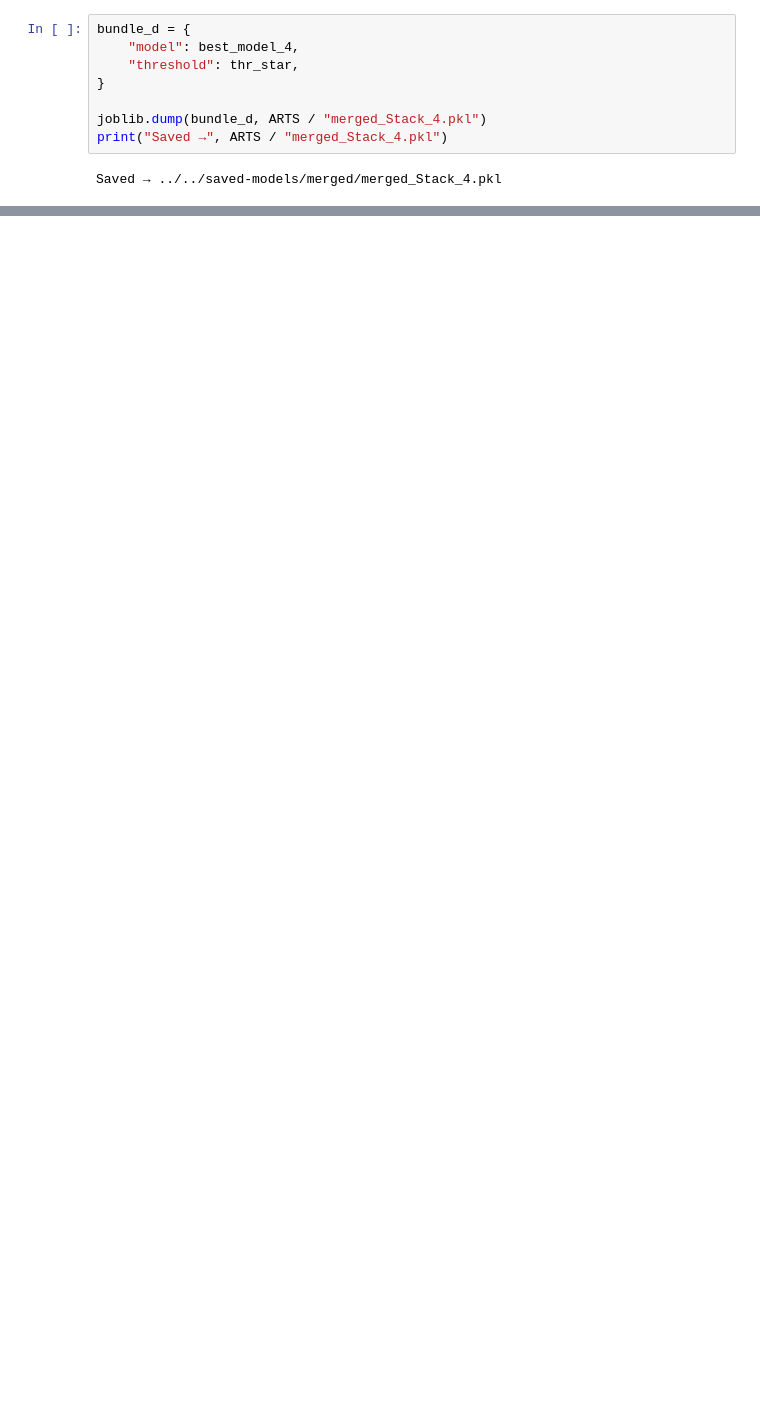
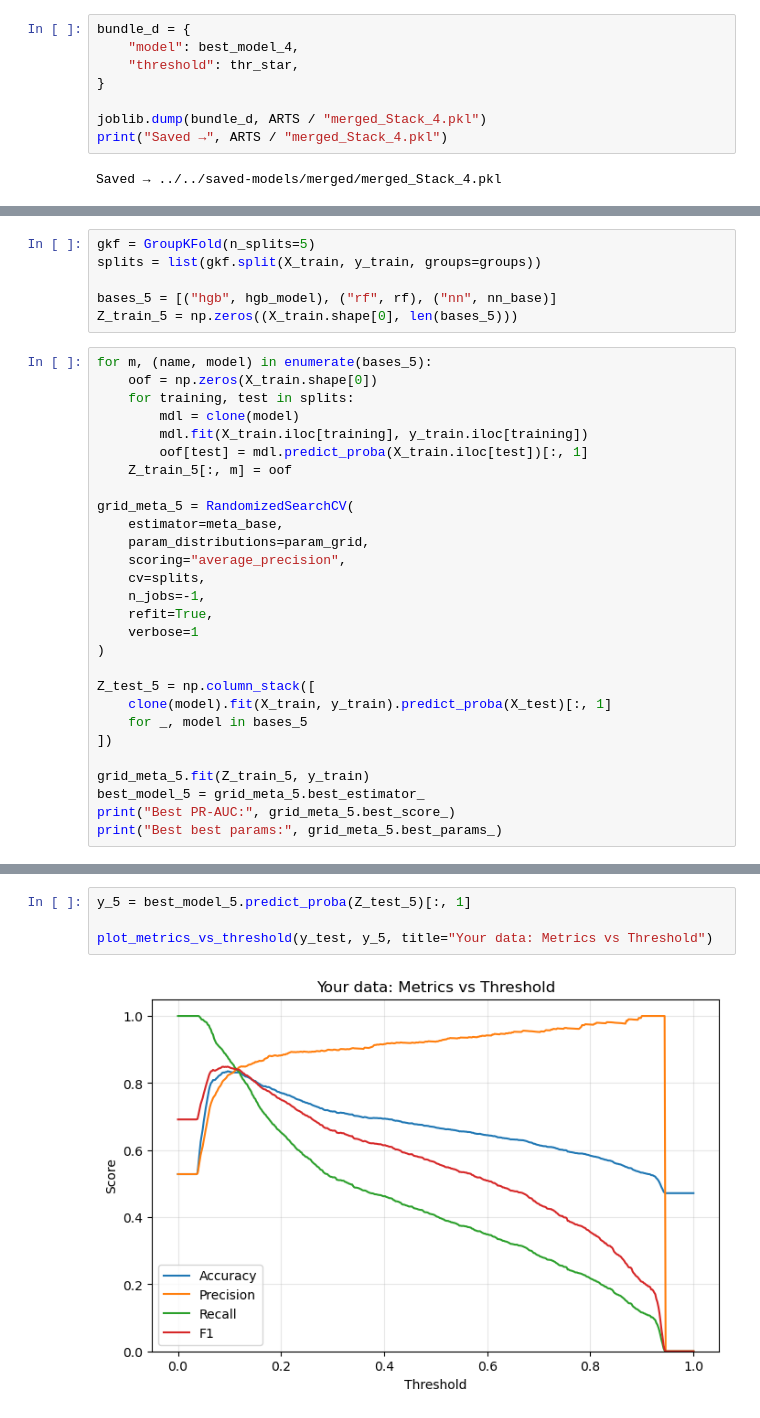
Before and after one commit to juiyloki/SpaceAppsExoplanets, a Jupyter notebook: src/backend/models/open-source/merged-Stack.ipynb, the cells around one changed output, grey strips where cells are left out. Saved outputs shown, nothing was run; the diff lists cells and outputs as text; blank space fills up the shorter version.

Commit message:
train a Stacking model with neural network

```diff
--- a/src/backend/models/open-source/merged-Stack.ipynb
+++ b/src/backend/models/open-source/merged-Stack.ipynb
@@ -423,0 +561,34 @@ Saved → ../../saved-models/merged/merged_Stack_4.pkl
+# %%
+gkf = GroupKFold(n_splits=5)
+splits = list(gkf.split(X_train, y_train, groups=groups))
+
+bases_5 = [("hgb", hgb_model), ("rf", rf), ("nn", nn_base)]
+Z_train_5 = np.zeros((X_train.shape[0], len(bases_5)))
+# %%
+for m, (name, model) in enumerate(bases_5):
+    oof = np.zeros(X_train.shape[0])
+    for training, test in splits:
+        mdl = clone(model)
+        mdl.fit(X_train.iloc[training], y_train.iloc[training])
+        oof[test] = mdl.predict_proba(X_train.iloc[test])[:, 1]
+    Z_train_5[:, m] = oof
+
+grid_meta_5 = RandomizedSearchCV(
+    estimator=meta_base,
+    param_distributions=param_grid,
+    scoring="average_precision",
+    cv=splits,
+    n_jobs=-1,
+    refit=True,
+    verbose=1
+)
+
+Z_test_5 = np.column_stack([
+    clone(model).fit(X_train, y_train).predict_proba(X_test)[:, 1]
+    for _, model in bases_5
+])
+
+grid_meta_5.fit(Z_train_5, y_train)
+best_model_5 = grid_meta_5.best_estimator_
+print("Best PR-AUC:", grid_meta_5.best_score_)
+print("Best best params:", grid_meta_5.best_params_)
@@ -423,0 +599,6 @@ Saved → ../../saved-models/merged/merged_Stack_4.pkl
+# %%
+y_5 = best_model_5.predict_proba(Z_test_5)[:, 1]
+
+plot_metrics_vs_threshold(y_test, y_5, title="Your data: Metrics vs Threshold")
+# %% [output]
+[figure, added]
```
Also changed, not shown: parts of 18 cells of this notebook, 8 other files.
